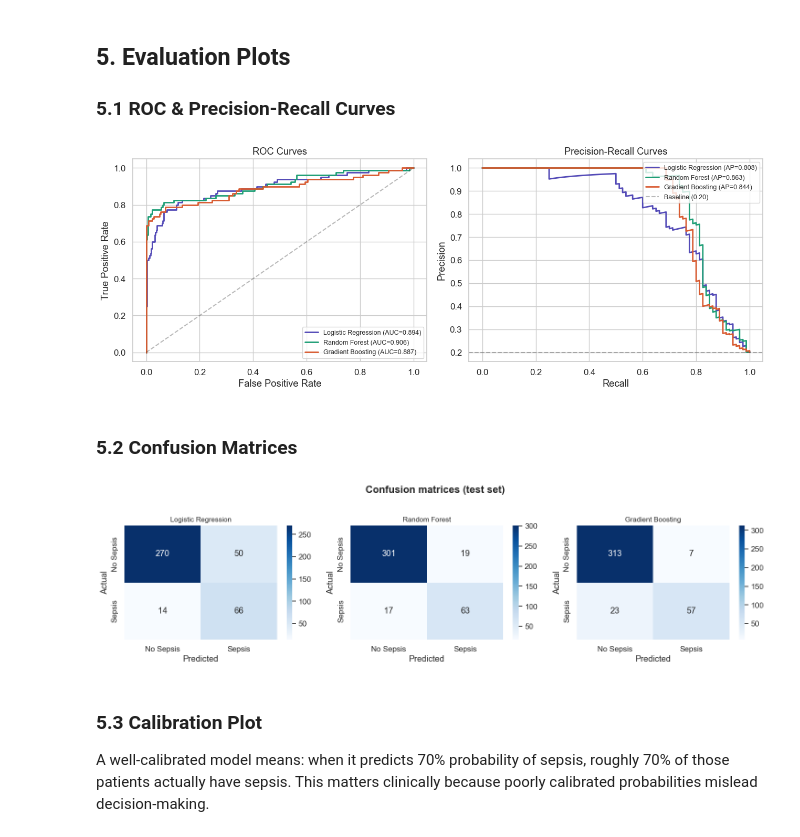
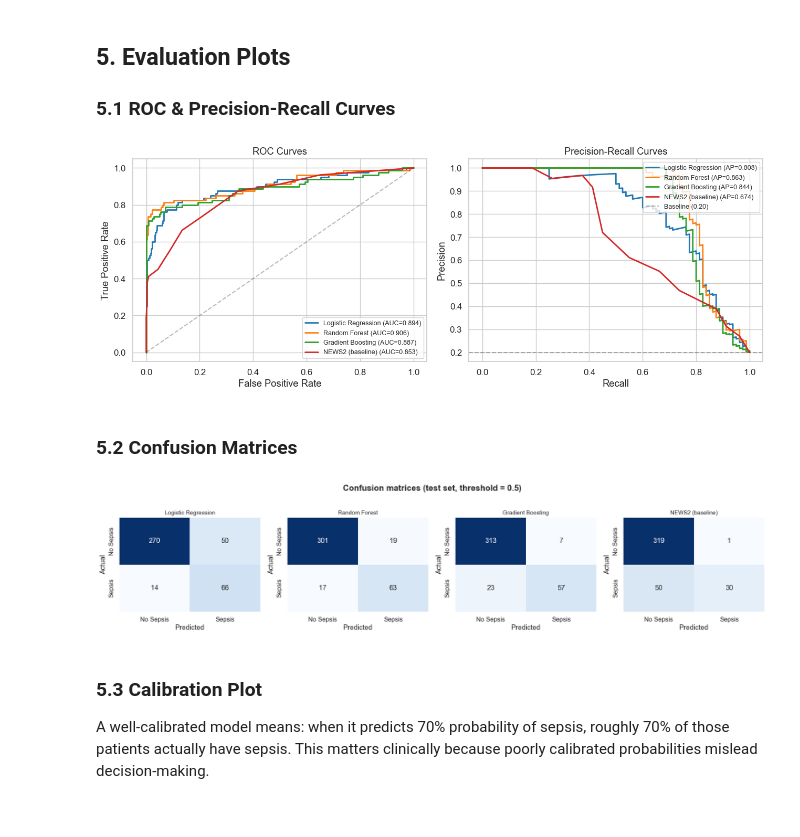
Before and after one commit to M-Omarjee/sepsis-ai, a Jupyter notebook: notebooks/sepsis_detection.ipynb, the cells around one changed output. Saved outputs shown, nothing was run; the diff lists cells and outputs as text; code cells hidden in the pictures.

```diff
--- a/notebooks/sepsis_detection.ipynb
+++ b/notebooks/sepsis_detection.ipynb
@@ -308,22 +354,28 @@ Gradient Boosting       0.889 (0.828–0.939)   0.847 (0.772–0.904)
 
 ### 5.1 ROC & Precision-Recall Curves
 # %%
+# Robust to any number of models in `results`
+cmap = plt.get_cmap('tab10')
+model_colours = {name: cmap(i) for i, name in enumerate(results.keys())}
+
 fig, axes = plt.subplots(1, 2, figsize=(13, 5))
-colours = ['#534AB7', '#1D9E75', '#D85A30']
 
-for (name, r), c in zip(results.items(), colours):
+for name, r in results.items():
     fpr, tpr, _ = roc_curve(y_test, r['y_prob'])
-    axes[0].plot(fpr, tpr, label=f"{name} (AUC={r['auroc']:.3f})", color=c, linewidth=2)
+    axes[0].plot(fpr, tpr, label=f"{name} (AUC={r['auroc']:.3f})",
+                 color=model_colours[name], linewidth=2)
 axes[0].plot([0, 1], [0, 1], 'k--', alpha=0.3)
 axes[0].set_xlabel('False Positive Rate')
 axes[0].set_ylabel('True Positive Rate')
 axes[0].set_title('ROC Curves')
 axes[0].legend(loc='lower right', fontsize=9)
 
-for (name, r), c in zip(results.items(), colours):
+for name, r in results.items():
     prec, rec, _ = precision_recall_curve(y_test, r['y_prob'])
-    axes[1].plot(rec, prec, label=f"{name} (AP={r['auprc']:.3f})", color=c, linewidth=2)
-axes[1].axhline(y=y_test.mean(), color='k', linestyle='--', alpha=0.3, label=f'Baseline ({y_test.mean():.2f})')
+    axes[1].plot(rec, prec, label=f"{name} (AP={r['auprc']:.3f})",
+                 color=model_colours[name], linewidth=2)
+axes[1].axhline(y=y_test.mean(), color='k', linestyle='--', alpha=0.3,
+                label=f'Baseline ({y_test.mean():.2f})')
 axes[1].set_xlabel('Recall')
 axes[1].set_ylabel('Precision')
 axes[1].set_title('Precision-Recall Curves')
@@ -333,27 +385,37 @@ plt.tight_layout()
 plt.savefig('../assets/roc_pr_curves.png', dpi=150, bbox_inches='tight')
 plt.show()
 # %% [output]
-[figure, old version]
+[figure, new version]
 # %% [markdown]
 ### 5.2 Confusion Matrices
 # %%
-fig, axes = plt.subplots(1, 3, figsize=(15, 4))
+# Dynamic grid sized to number of models
+n_models = len(results)
+n_cols = min(n_models, 4)
+n_rows = (n_models + n_cols - 1) // n_cols
+
+fig, axes = plt.subplots(n_rows, n_cols, figsize=(4.5 * n_cols, 4 * n_rows))
+axes = np.array(axes).reshape(-1)  # flatten for uniform indexing
 
 for ax, (name, r) in zip(axes, results.items()):
     cm = confusion_matrix(y_test, r['y_pred'])
-    sns.heatmap(cm, annot=True, fmt='d', cmap='Blues', ax=ax,
+    sns.heatmap(cm, annot=True, fmt='d', cmap='Blues', ax=ax, cbar=False,
                 xticklabels=['No Sepsis', 'Sepsis'],
                 yticklabels=['No Sepsis', 'Sepsis'])
     ax.set_title(name, fontsize=11)
     ax.set_xlabel('Predicted')
     ax.set_ylabel('Actual')
 
-plt.suptitle('Confusion matrices (test set)', fontweight='bold', y=1.02)
+# Hide any unused subplots
+for ax in axes[len(results):]:
+    ax.set_visible(False)
+
+plt.suptitle('Confusion matrices (test set, threshold = 0.5)', fontweight='bold', y=1.02)
 plt.tight_layout()
 plt.savefig('../assets/confusion_matrices.png', dpi=150, bbox_inches='tight')
 plt.show()
 # %% [output]
-[figure, old version]
+[figure, new version]
 # %% [markdown]
 ### 5.3 Calibration Plot
 
```
Also changed, not shown: parts of 7 cells of this notebook, 1 other file.
